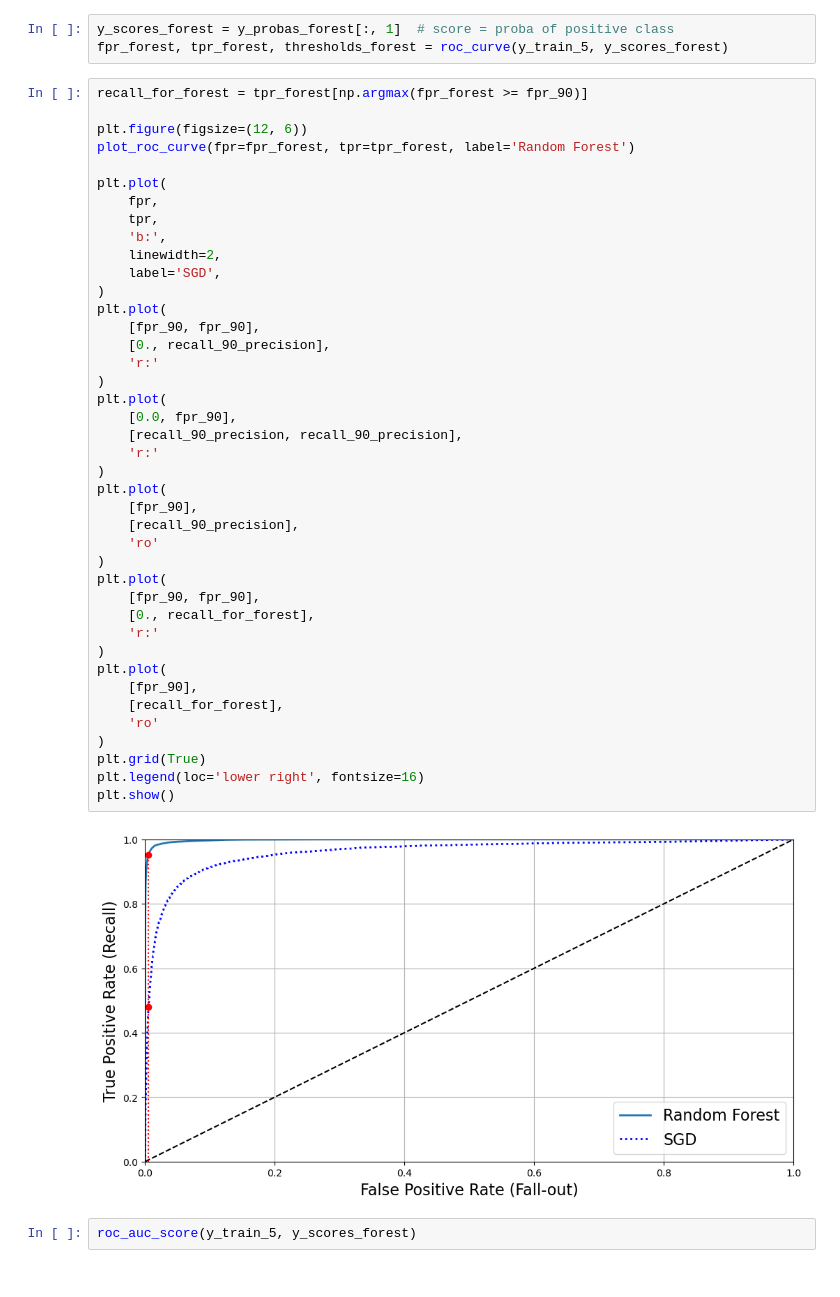
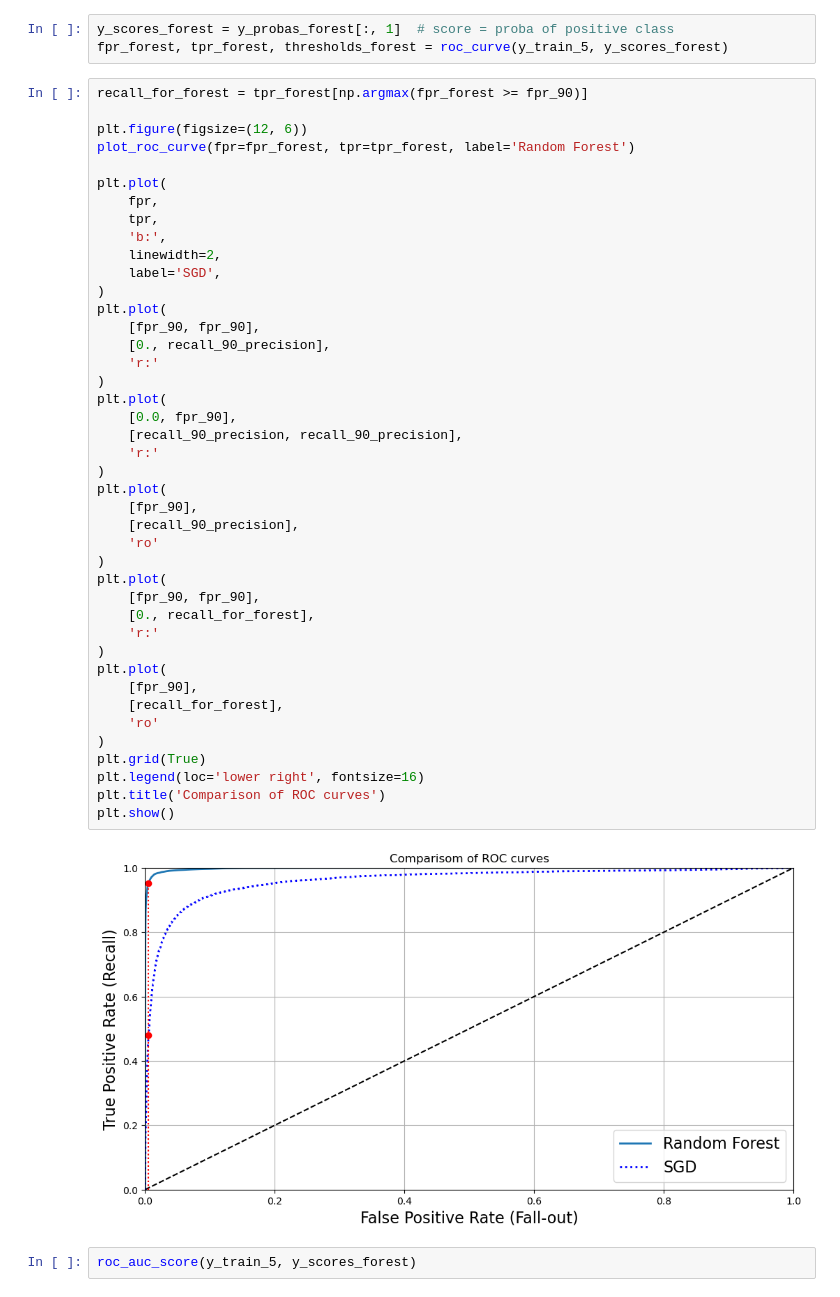
Before and after one commit to Ivan-Grigorev/Hands_On_ML, a Jupyter notebook: chapter_03.ipynb, the cells around one changed output. Cells and saved outputs as stored; diff of their text form.

```diff
--- a/chapter_03.ipynb
+++ b/chapter_03.ipynb
@@ -500,34 +501,35 @@ plt.plot(
 )
 plt.plot(
     [fpr_90, fpr_90],
     [0., recall_90_precision],
     'r:'
 )
 plt.plot(
     [0.0, fpr_90],
     [recall_90_precision, recall_90_precision],
     'r:'
 )
 plt.plot(
     [fpr_90],
     [recall_90_precision],
     'ro'
 )
 plt.plot(
     [fpr_90, fpr_90],
     [0., recall_for_forest],
     'r:'
 )
 plt.plot(
     [fpr_90],
     [recall_for_forest],
     'ro'
 )
 plt.grid(True)
 plt.legend(loc='lower right', fontsize=16)
+plt.title('Comparison of ROC curves')
 plt.show()
 # %% [output]
-[figure, old version]
+[figure, new version]
 # %%
 roc_auc_score(y_train_5, y_scores_forest)
 # %% [output]
```
Also changed, not shown: parts of 17 cells of this notebook.
